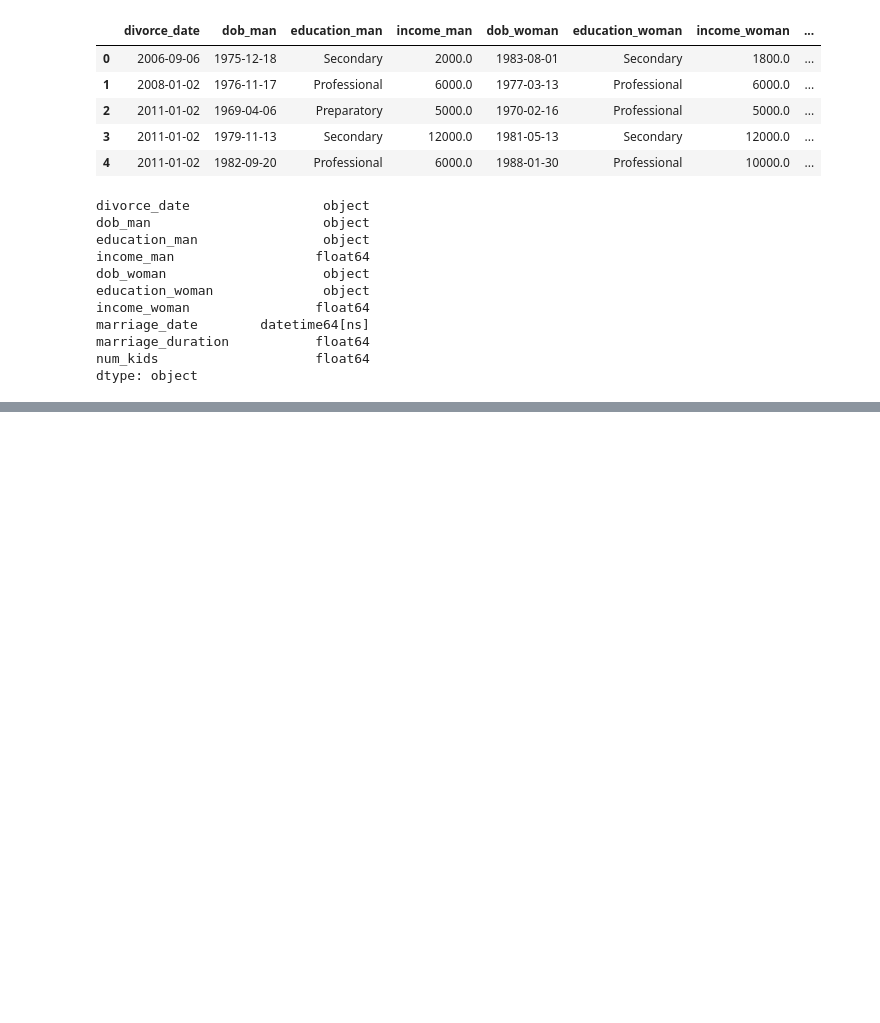
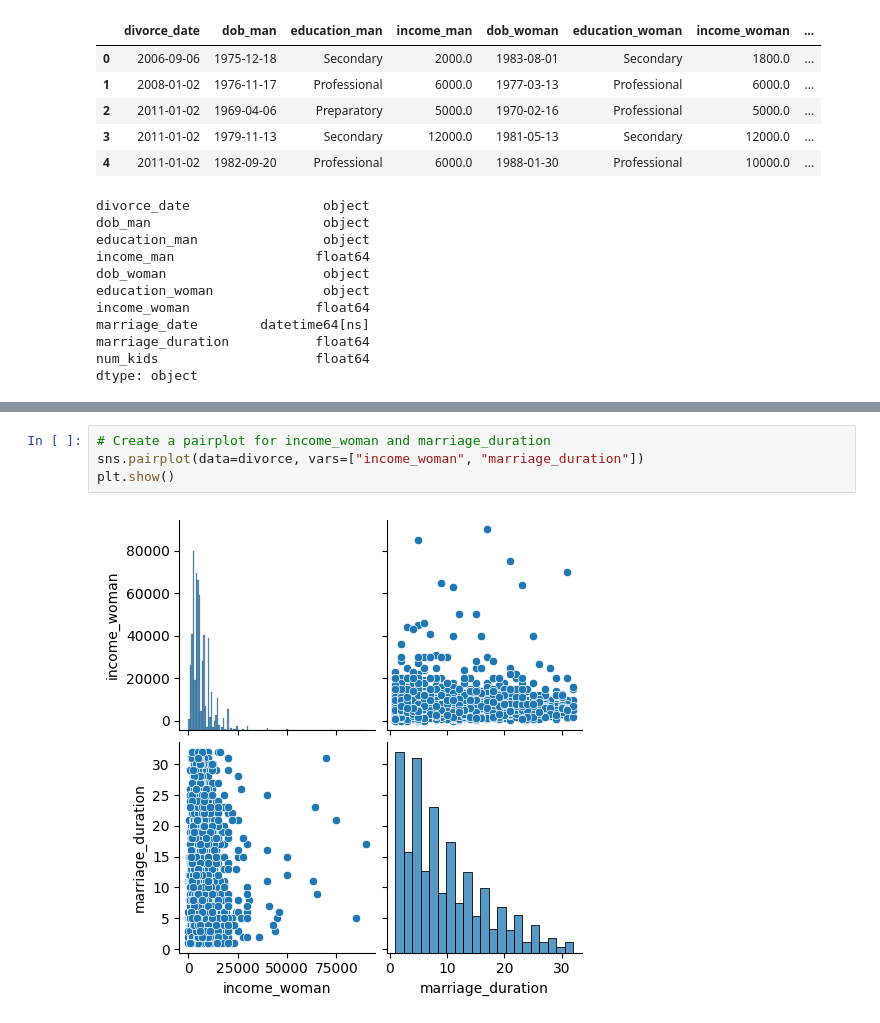
Before and after one commit to farvic/python-datascience, a Jupyter notebook: data-science-track/16_exploratory_data_analysis/chapter_3_patterns_over_time.ipynb, the cells around one changed output, grey strips where cells are left out. Saved outputs shown, nothing was run; the diff lists cells and outputs as text; blank space fills up the shorter version.

```diff
--- a/data-science-track/16_exploratory_data_analysis/chapter_3_patterns_over_time.ipynb
+++ b/data-science-track/16_exploratory_data_analysis/chapter_3_patterns_over_time.ipynb
@@ -26,0 +63,6 @@ dtype: object
+# %%
+# Create a pairplot for income_woman and marriage_duration
+sns.pairplot(data=divorce, vars=["income_woman", "marriage_duration"])
+plt.show()
+# %% [output]
+[figure, added]
```
Also changed, not shown: parts of 11 cells of this notebook, 2 other files.
